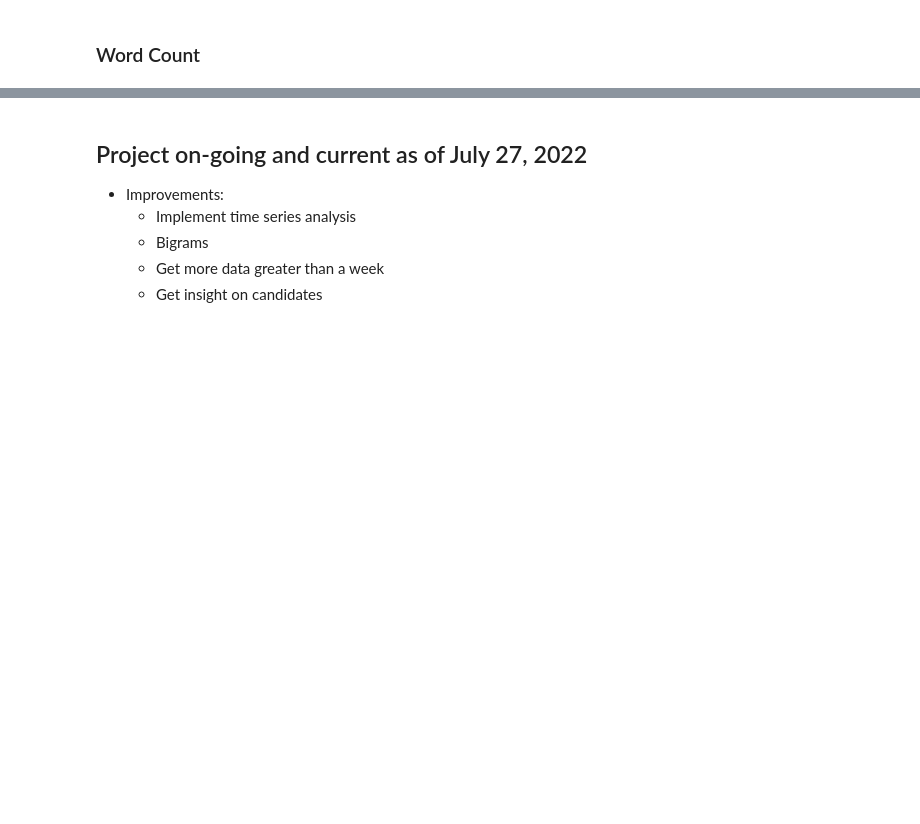
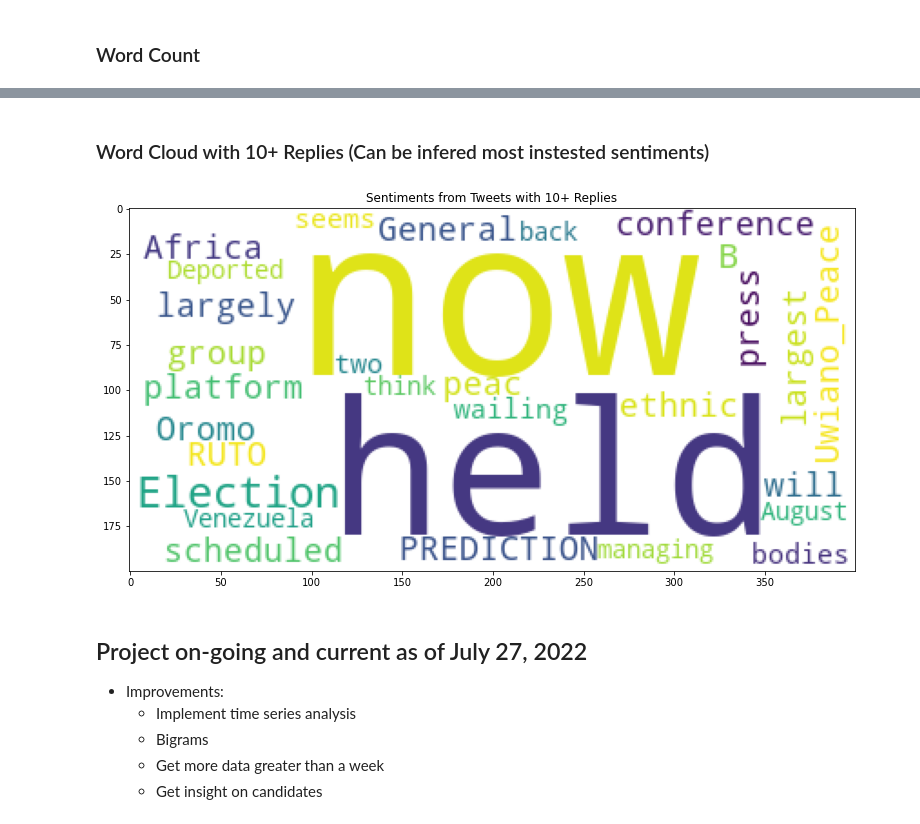
Before and after one commit to stephenkipkurui/Kenya-Elections-Tweets-Sentiments, a Jupyter notebook: analysis_report.ipynb, the cells around one changed output, grey strips where cells are left out. Saved outputs shown, nothing was run; the diff lists cells and outputs as text; code cells hidden in the pictures; blank space fills up the shorter version.

```diff
--- a/analysis_report.ipynb
+++ b/analysis_report.ipynb
@@ -413,3 +413,16 @@ plt.show()
+# %% [markdown]
+### Word Cloud with 10+ Replies (Can be infered most instested sentiments)
+# %%
+# Convert tweets to string
+tweets_list = replies_over_10.loc[:, 'tweet'].to_string()
+
+# Generate WordCloud
+img = WordCloud(background_color='white').generate(tweets_list)
+plt.imshow(img)
+plt.title('Sentiments from Tweets with 10+ Replies')
+plt.show()
+# %% [output]
+[figure, added]
 # %% [markdown]
 ## Project on-going and current as of July 27, 2022
 - Improvements:
```
Also changed, not shown: parts of 1 cell of this notebook.
